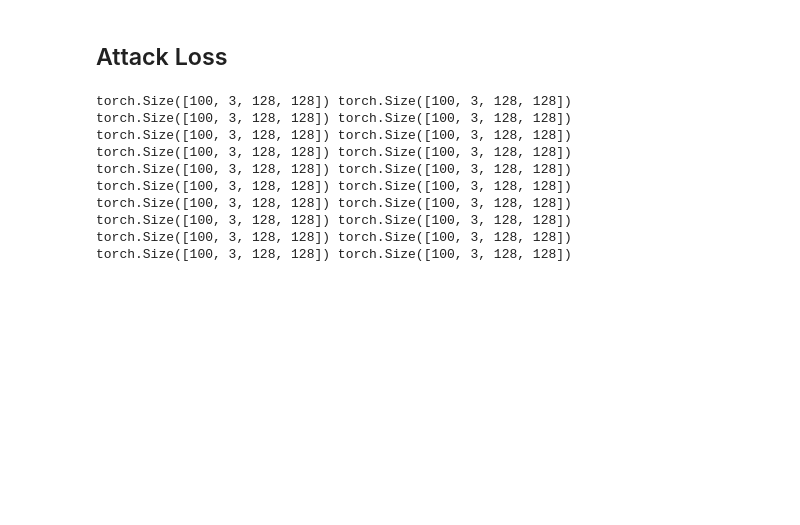
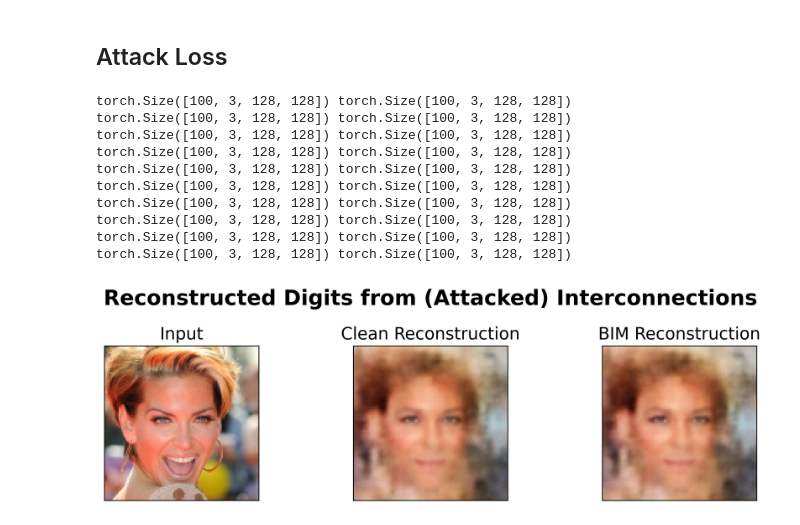
Before and after one commit to ClarysseArthur/VUB-MT-Development, a Jupyter notebook: Models/GenRKM-MMCelebHQ-V3/Attack-B.ipynb, the cells around one changed output. Cells and saved outputs as stored; diff of their text form; code cells hidden in the pictures; blank space fills up the shorter version.

```diff
--- a/Models/GenRKM-MMCelebHQ-V3/Attack-B.ipynb
+++ b/Models/GenRKM-MMCelebHQ-V3/Attack-B.ipynb
@@ -581,3 +604,28 @@ adv_la_losses = [None, None, adv_losses_la_2V_IL, adv_losses_la_3V]
 #         r.to_csv(results_file, mode='a', header=False, index=False)
 #     else:
 #         r.to_csv(results_file, index=False)
+# %%
+fig, axes = plt.subplots(1, 3, figsize=(10, 3), dpi=300)
+
+# Column titles
+axes[0].set_title('Input', fontsize=16)
+axes[1].set_title('Clean Reconstruction', fontsize=16)
+axes[2].set_title('BIM Reconstruction', fontsize=16)
+
+# Images
+axes[0].imshow(all_im[0].permute(1, 2, 0).cpu().numpy())
+axes[1].imshow(im_de_1V[0][0].permute(1, 2, 0).cpu().numpy())
+axes[2].imshow(adv_im_de_1V[0][0].permute(1, 2, 0).cpu().numpy())
+
+# Remove ticks
+for ax in axes:
+    ax.set_xticks([])
+    ax.set_yticks([])
+    ax.tick_params(left=False, bottom=False)
+
+plt.suptitle('Reconstructed Digits from (Attacked) Interconnections', fontsize=20, fontweight='bold')
+plt.tight_layout()
+plt.savefig('./img/Attack-B-Visualization.png', bbox_inches='tight', dpi=300)
+plt.show()
+# %% [output]
+[figure, added]
```
Also changed, not shown: parts of 6 cells of this notebook, 37 other files.
